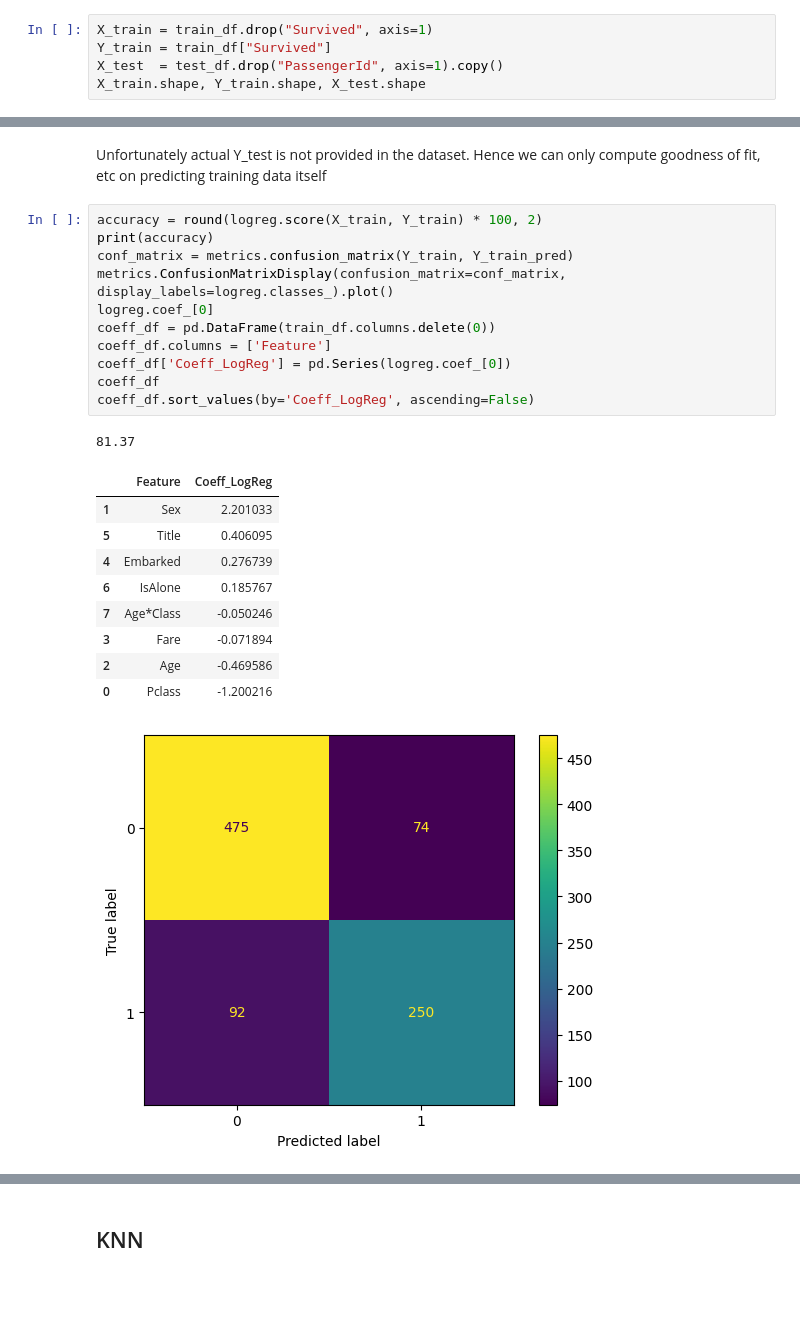
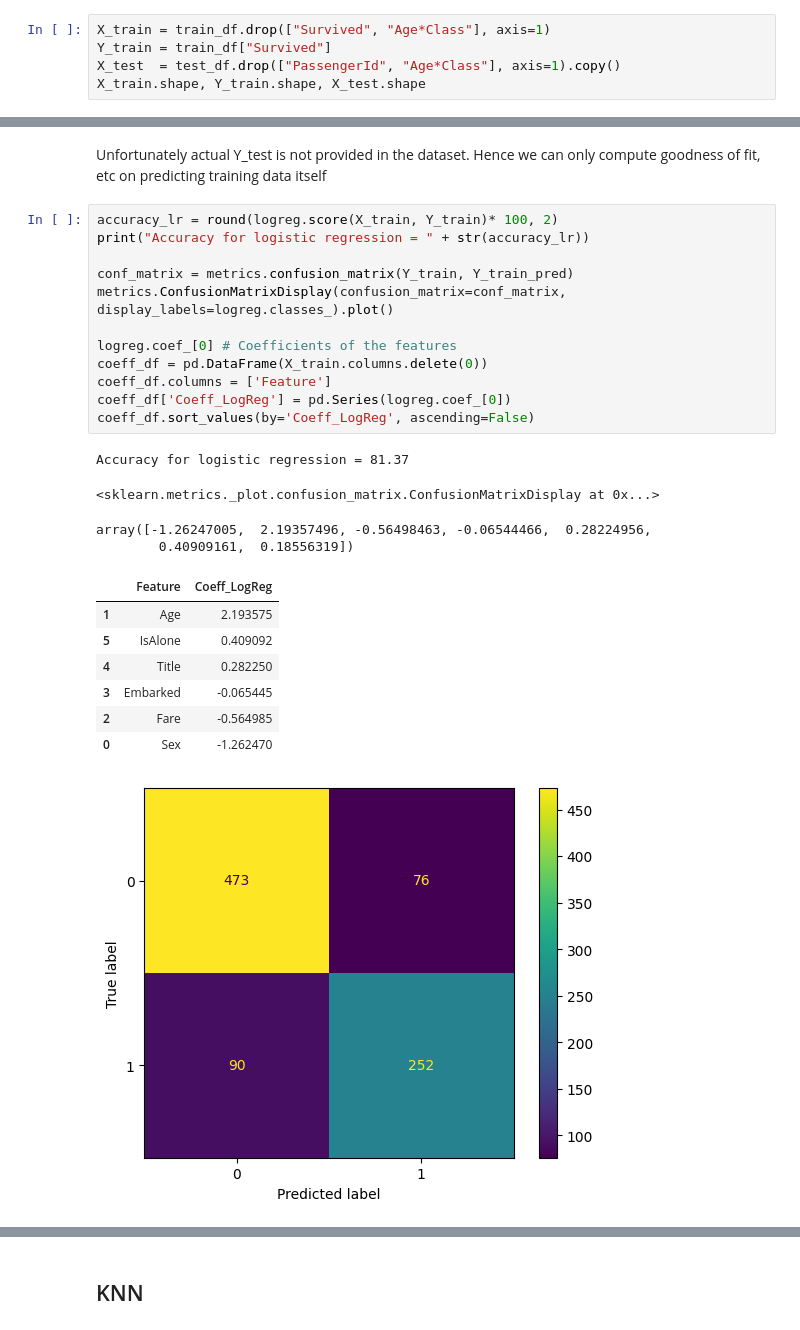
Before and after one commit to sundaramvivek10/titanic-dataset, a Jupyter notebook: TitanicDataAnalysis.ipynb, the cells around one changed output, grey strips where cells are left out. Cells and saved outputs as stored; diff of their text form; blank space fills up the shorter version.

```diff
--- a/TitanicDataAnalysis.ipynb
+++ b/TitanicDataAnalysis.ipynb
@@ -503,6 +542,6 @@ train_df[['Age*Class', 'Age', 'Pclass']].head(10)
 # %%
-X_train = train_df.drop("Survived", axis=1)
+X_train = train_df.drop(["Survived", "Age*Class"], axis=1)
 Y_train = train_df["Survived"]
-X_test  = test_df.drop("PassengerId", axis=1).copy()
+X_test  = test_df.drop(["PassengerId", "Age*Class"], axis=1).copy()
 X_train.shape, Y_train.shape, X_test.shape
 # %% [output]
@@ -520,25 +579,27 @@ Y_pred.shape
 # %% [markdown]
 Unfortunately actual Y_test is not provided in the dataset. Hence we can only compute goodness of fit, etc on predicting training data itself
 # %%
-accuracy = round(logreg.score(X_train, Y_train) * 100, 2)
-print(accuracy)
+accuracy_lr = round(logreg.score(X_train, Y_train)* 100, 2)
+print("Accuracy for logistic regression = " + str(accuracy_lr))
+
 conf_matrix = metrics.confusion_matrix(Y_train, Y_train_pred)
 metrics.ConfusionMatrixDisplay(confusion_matrix=conf_matrix, display_labels=logreg.classes_).plot()
-logreg.coef_[0]
-coeff_df = pd.DataFrame(train_df.columns.delete(0))
+
+logreg.coef_[0] # Coefficients of the features
+coeff_df = pd.DataFrame(X_train.columns.delete(0))
 coeff_df.columns = ['Feature']
 coeff_df['Coeff_LogReg'] = pd.Series(logreg.coef_[0])
-coeff_df
 coeff_df.sort_values(by='Coeff_LogReg', ascending=False)
 # %% [output]
-81.37
+Accuracy for logistic regression = 81.37
+<sklearn.metrics._plot.confusion_matrix.ConfusionMatrixDisplay at 0x...>
+array([-1.26247005,  2.19357496, -0.56498463, -0.06544466,  0.28224956,
+        0.40909161,  0.18556319])
 |  | Feature | Coeff_LogReg |
-| 1 | Sex | 2.201033 |
-| 5 | Title | 0.406095 |
-| 4 | Embarked | 0.276739 |
-| 6 | IsAlone | 0.185767 |
-| 7 | Age*Class | -0.050246 |
-| 3 | Fare | -0.071894 |
-| 2 | Age | -0.469586 |
-| 0 | Pclass | -1.200216 |
+| 1 | Age | 2.193575 |
+| 5 | IsAlone | 0.409092 |
+| 4 | Title | 0.282250 |
+| 3 | Embarked | -0.065445 |
+| 2 | Fare | -0.564985 |
+| 0 | Sex | -1.262470 |
 [figure]
```
Also changed, not shown: parts of 41 cells of this notebook.
